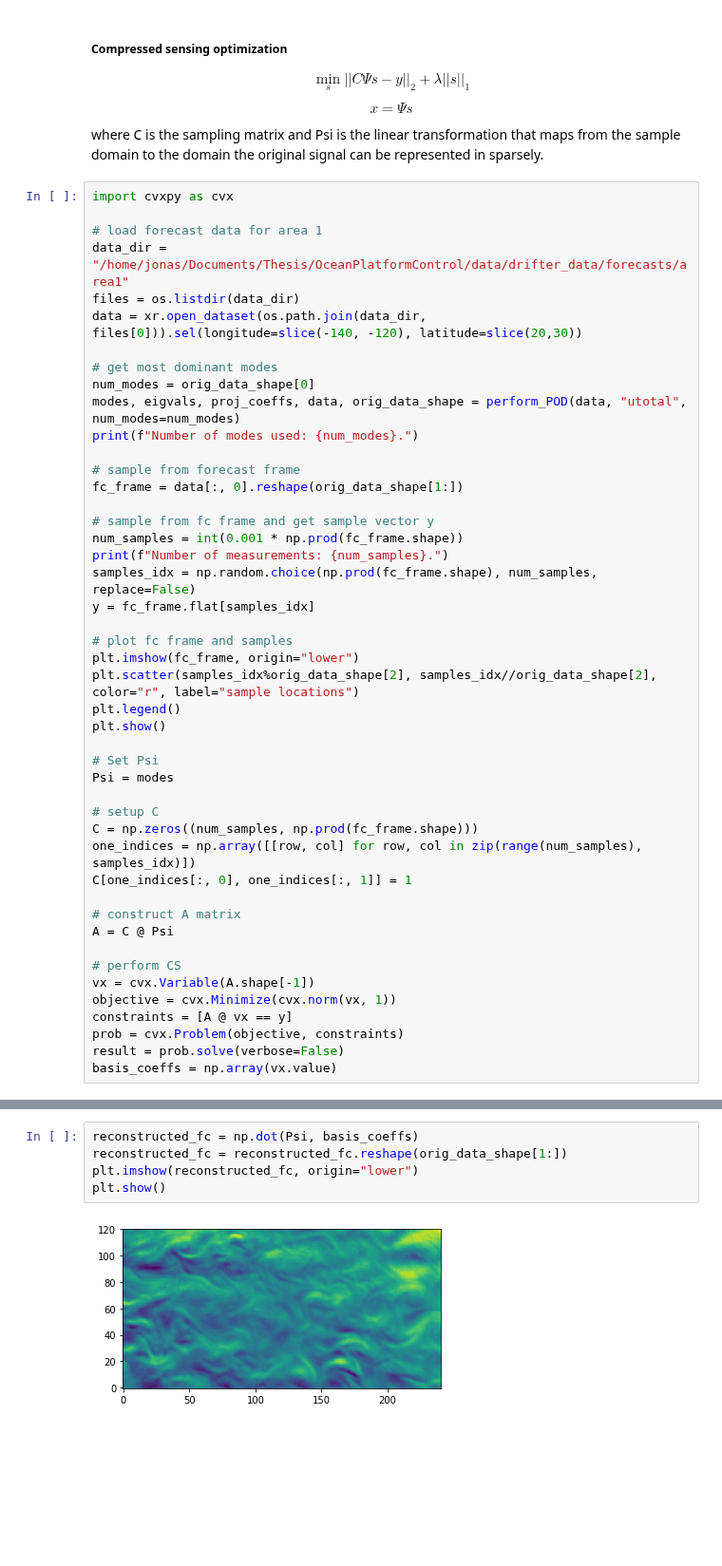
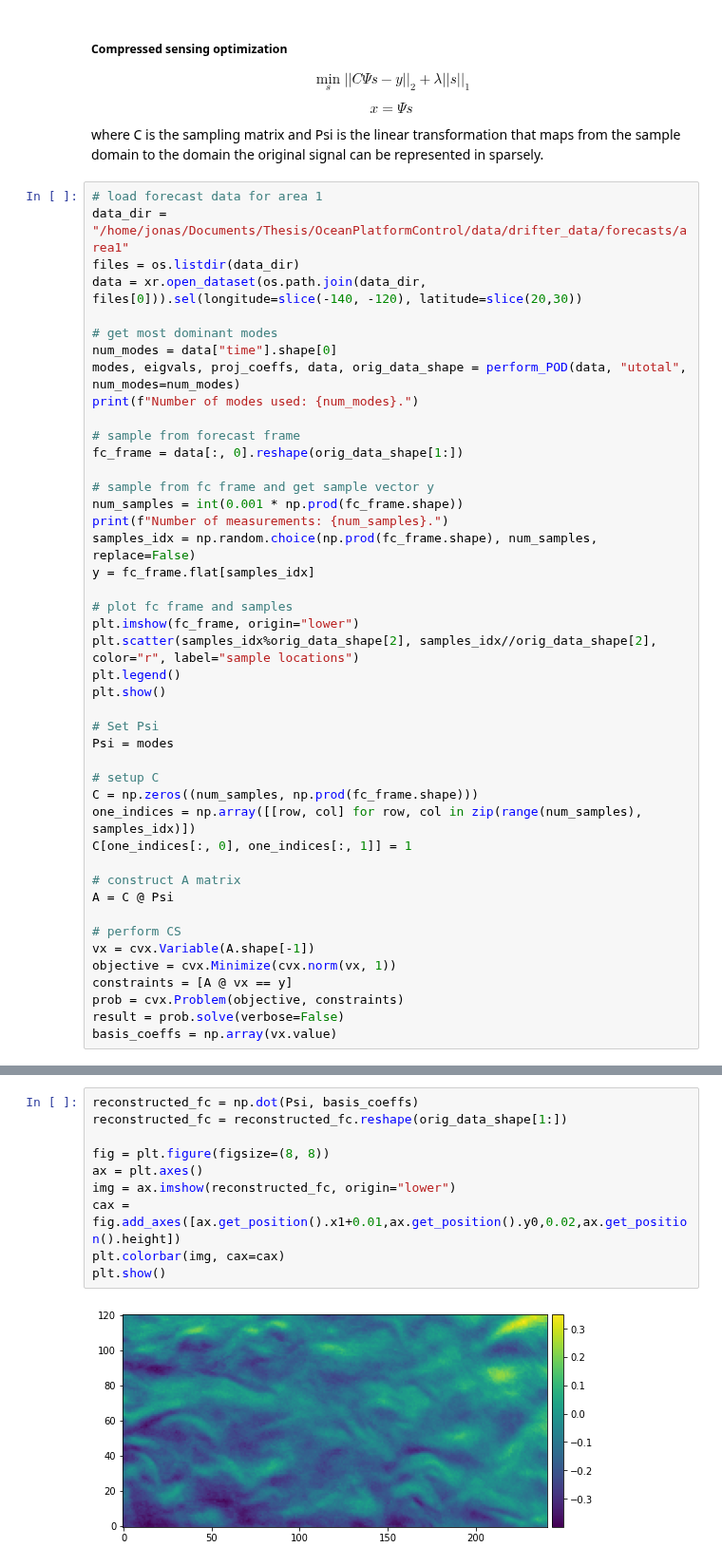
Before and after one commit to MariusWiggert/OceanPlatformControl, a Jupyter notebook: ocean_navigation_simulator/generative_error_model/notebooks/compressed_sensing.ipynb, the cells around one changed output, grey strips where cells are left out. Shown at 95% size. Saved outputs shown, nothing was run; the diff lists cells and outputs as text; blank space fills up the shorter version.

```diff
--- a/ocean_navigation_simulator/generative_error_model/notebooks/compressed_sensing.ipynb
+++ b/ocean_navigation_simulator/generative_error_model/notebooks/compressed_sensing.ipynb
@@ -104,15 +110,13 @@ $$ x = \Psi s $$
 
 where C is the sampling matrix and Psi is the linear transformation that maps from the sample domain to the domain the original signal can be represented in sparsely.
 # %%
-import cvxpy as cvx
-
 # load forecast data for area 1
 data_dir = "/home/jonas/Documents/Thesis/OceanPlatformControl/data/drifter_data/forecasts/area1"
 files = os.listdir(data_dir)
 data = xr.open_dataset(os.path.join(data_dir, files[0])).sel(longitude=slice(-140, -120), latitude=slice(20,30))
 
 # get most dominant modes
-num_modes = orig_data_shape[0]
+num_modes = data["time"].shape[0]
 modes, eigvals, proj_coeffs, data, orig_data_shape = perform_POD(data, "utotal", num_modes=num_modes)
 print(f"Number of modes used: {num_modes}.")
 
@@ -159,10 +163,15 @@ Number of measurements: 29.
 # %%
 reconstructed_fc = np.dot(Psi, basis_coeffs)
 reconstructed_fc = reconstructed_fc.reshape(orig_data_shape[1:])
-plt.imshow(reconstructed_fc, origin="lower")
+
+fig = plt.figure(figsize=(8, 8))
+ax = plt.axes()
+img = ax.imshow(reconstructed_fc, origin="lower")
+cax = fig.add_axes([ax.get_position().x1+0.01,ax.get_position().y0,0.02,ax.get_position().height])
+plt.colorbar(img, cax=cax)
 plt.show()
 # %% [output]
-[figure, old version]
+[figure, new version]
 # %%
 # compute RMSE between real and reconstructed
 error = fc_frame.reshape(orig_data_shape[1:]) - reconstructed_fc
```
Also changed, not shown: parts of 9 cells of this notebook, 1 other file.
